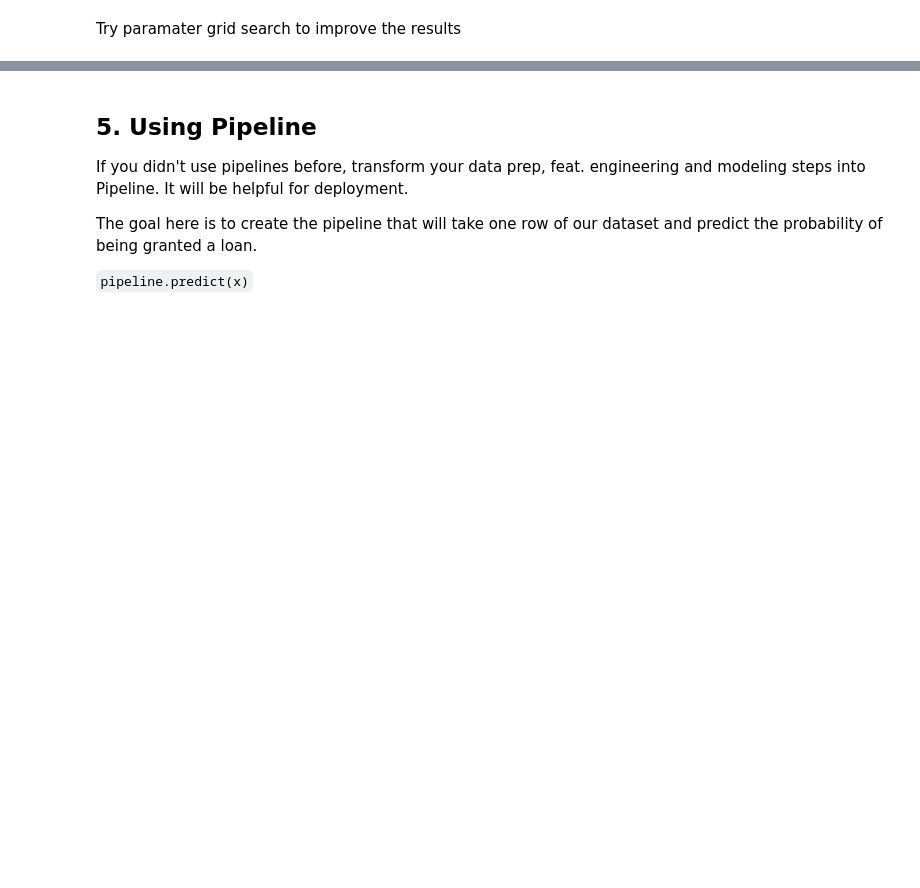
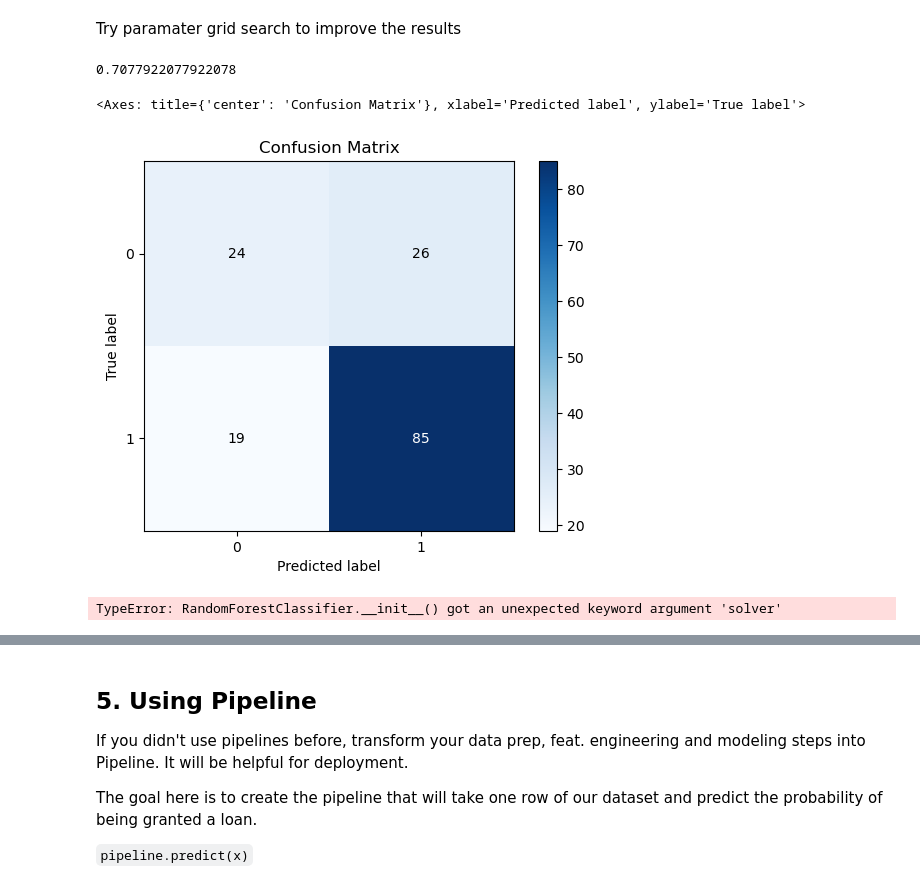
Before and after one commit to naqueattack/DeploymentProject, a Jupyter notebook: notebooks/instructions.ipynb, the cells around one changed output, grey strips where cells are left out. Saved outputs shown, nothing was run; the diff lists cells and outputs as text; code cells hidden in the pictures; blank space fills up the shorter version.

Commit message:
Random Forest and XGBoost models complete without CVSearch

```diff
--- a/notebooks/instructions.ipynb
+++ b/notebooks/instructions.ipynb
@@ -446,7 +448,8 @@ Try a log transformation to get rid of the extreme values in `LoanAmount`. Plot
 def logtransform(X):
     X['LoanAmount'] = np.log(X['LoanAmount'])
     X['TotalIncome'] = np.log(X['ApplicantIncome']+X['CoapplicantIncome'])
-    X = X.drop(['ApplicantIncome','CoapplicantIncome'],axis=1)
+    X = X.drop(columns = ['ApplicantIncome','CoapplicantIncome'])
+    return X
 # %%
 num_log = FunctionTransformer(logtransform)
 # %%
@@ -464,5 +468,6 @@ from sklearn.preprocessing import OneHotEncoder
 # %%
 ohe = OneHotEncoder(sparse_output=False)
+pca = PCA(n_components=3)
 # %%
 from sklearn.feature_selection import SelectKBest
 # %%
@@ -480,8 +485,8 @@ def catFeat(X):
 keep_num = FunctionTransformer(numFeat)
 keep_cat = FunctionTransformer(catFeat)
 # %%
-cat_transform = Pipeline([('keep_cat',keep_cat),('cat_null',cat_impute),('onehot',ohe)])
-num_transform = Pipeline([('keep_num',keep_num),('num_null',num_impute),('log',num_log),('selection',selection)])
+cat_transform = Pipeline([('keep_cat',keep_cat),('cat_null',cat_impute),('onehot',ohe),('pca',pca)])
+num_transform = Pipeline([('keep_num',keep_num),('log',num_log),('num_null',num_impute),('selection',selection)])
 # %%
 import xgboost
 from sklearn.model_selection import train_test_split
@@ -504,2 +523,23 @@ Reshape your data either using array.reshape(-1, 1) if your data has a single fe
+# %%
+y_pred = model.predict(X_test)
 # %% [markdown]
 Try paramater grid search to improve the results
+# %%
+#Accuracy of initial model
+model.score(X_test,y_test)
+# %% [output]
+0.7077922077922078
+# %%
+from scikitplot.metrics import plot_confusion_matrix
+plot_confusion_matrix(y_test,y_pred)
+# %% [output]
+<Axes: title={'center': 'Confusion Matrix'}, xlabel='Predicted label', ylabel='True label'>
+[figure, added]
+# %%
+from sklearn.ensemble import RandomForestClassifier
+
+random_forest = RandomForestClassifier(n_estimators = 500)
+
+model2 = Pipeline([('preprocessing',model_preprocessing),('model',random_forest)])
+# %% [output]
+TypeError: RandomForestClassifier.__init__() got an unexpected keyword argument 'solver'
```
Also changed, not shown: parts of 5 cells of this notebook.
